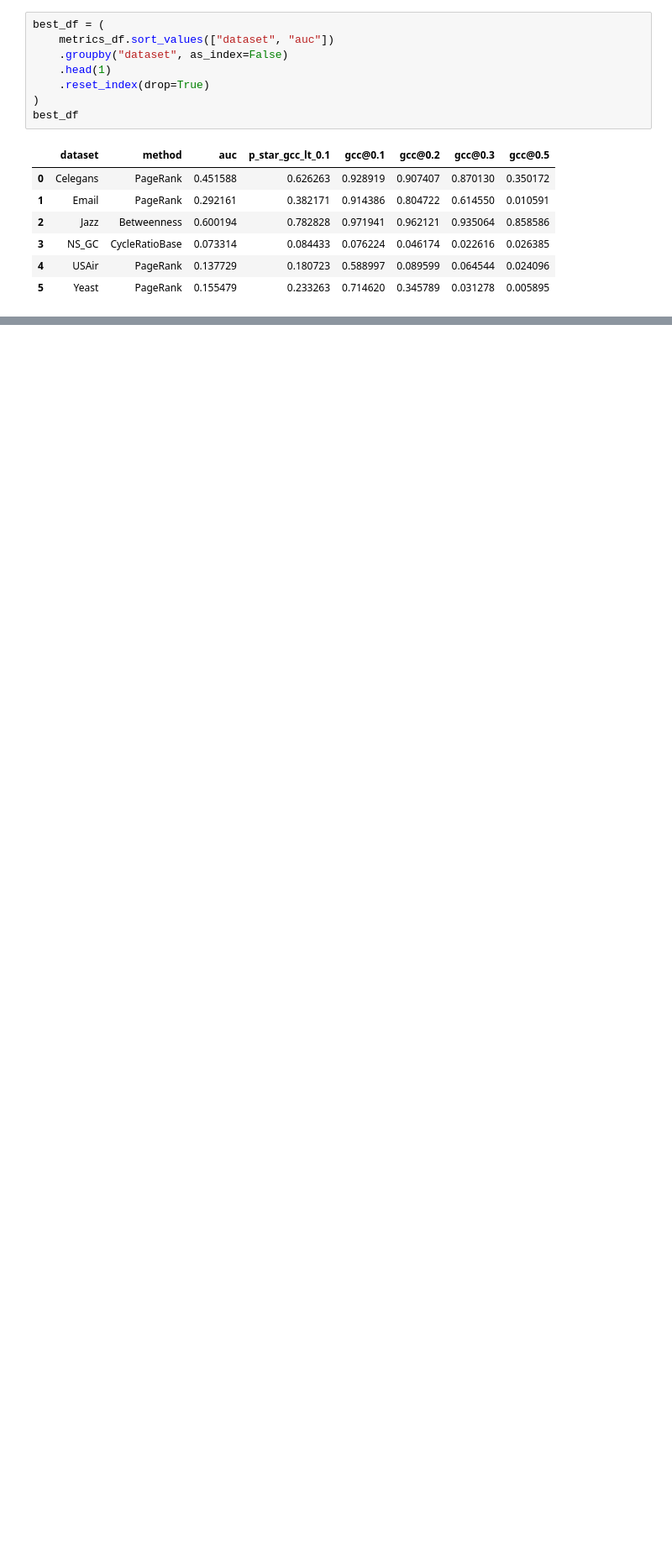
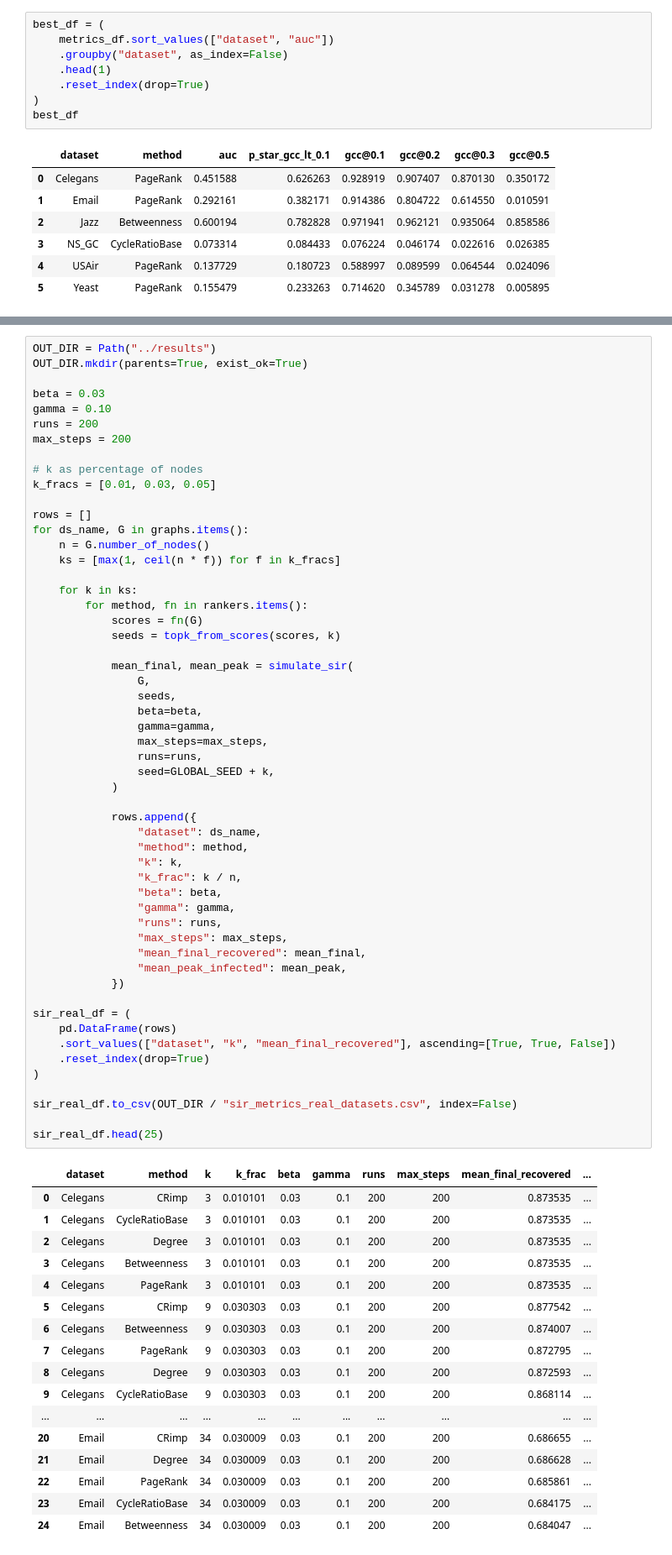
Before and after one commit to devbysina/crimp-project, a Jupyter notebook: notebooks/04_real_datasets.ipynb, the cells around one changed output, grey strips where cells are left out. Shown at 84% size. Saved outputs shown, nothing was run; the diff lists cells and outputs as text; blank space fills up the shorter version.

```diff
--- a/notebooks/04_real_datasets.ipynb
+++ b/notebooks/04_real_datasets.ipynb
@@ -191,0 +300,72 @@ plt.show()
+# %%
+OUT_DIR = Path("../results")
+OUT_DIR.mkdir(parents=True, exist_ok=True)
+
+beta = 0.03
+gamma = 0.10
+runs = 200
+max_steps = 200
+
+# k as percentage of nodes
+k_fracs = [0.01, 0.03, 0.05]
+
+rows = []
+for ds_name, G in graphs.items():
+    n = G.number_of_nodes()
+    ks = [max(1, ceil(n * f)) for f in k_fracs]
+
+    for k in ks:
+        for method, fn in rankers.items():
+            scores = fn(G)
+            seeds = topk_from_scores(scores, k)
+
+            mean_final, mean_peak = simulate_sir(
+                G,
+                seeds,
+                beta=beta,
+                gamma=gamma,
+                max_steps=max_steps,
+                runs=runs,
+                seed=GLOBAL_SEED + k,
+            )
+
+            rows.append({
+                "dataset": ds_name,
+                "method": method,
+                "k": k,
+                "k_frac": k / n,
+                "beta": beta,
+                "gamma": gamma,
+                "runs": runs,
+                "max_steps": max_steps,
+                "mean_final_recovered": mean_final,
+                "mean_peak_infected": mean_peak,
+            })
+
+sir_real_df = (
+    pd.DataFrame(rows)
+    .sort_values(["dataset", "k", "mean_final_recovered"], ascending=[True, True, False])
+    .reset_index(drop=True)
+)
+
+sir_real_df.to_csv(OUT_DIR / "sir_metrics_real_datasets.csv", index=False)
+
+sir_real_df.head(25)
+# %% [output]
+|  | dataset | method | k | k_frac | beta | gamma | runs | max_steps | mean_final_recovered | ... |
+| 0 | Celegans | CRimp | 3 | 0.010101 | 0.03 | 0.1 | 200 | 200 | 0.873535 | ... |
+| 1 | Celegans | CycleRatioBase | 3 | 0.010101 | 0.03 | 0.1 | 200 | 200 | 0.873535 | ... |
+| 2 | Celegans | Degree | 3 | 0.010101 | 0.03 | 0.1 | 200 | 200 | 0.873535 | ... |
+| 3 | Celegans | Betweenness | 3 | 0.010101 | 0.03 | 0.1 | 200 | 200 | 0.873535 | ... |
+| 4 | Celegans | PageRank | 3 | 0.010101 | 0.03 | 0.1 | 200 | 200 | 0.873535 | ... |
+| 5 | Celegans | CRimp | 9 | 0.030303 | 0.03 | 0.1 | 200 | 200 | 0.877542 | ... |
+| 6 | Celegans | Betweenness | 9 | 0.030303 | 0.03 | 0.1 | 200 | 200 | 0.874007 | ... |
+| 7 | Celegans | PageRank | 9 | 0.030303 | 0.03 | 0.1 | 200 | 200 | 0.872795 | ... |
+| 8 | Celegans | Degree | 9 | 0.030303 | 0.03 | 0.1 | 200 | 200 | 0.872593 | ... |
+| 9 | Celegans | CycleRatioBase | 9 | 0.030303 | 0.03 | 0.1 | 200 | 200 | 0.868114 | ... |
+| ... | ... | ... | ... | ... | ... | ... | ... | ... | ... | ... |
+| 20 | Email | CRimp | 34 | 0.030009 | 0.03 | 0.1 | 200 | 200 | 0.686655 | ... |
+| 21 | Email | Degree | 34 | 0.030009 | 0.03 | 0.1 | 200 | 200 | 0.686628 | ... |
+| 22 | Email | PageRank | 34 | 0.030009 | 0.03 | 0.1 | 200 | 200 | 0.685861 | ... |
+| 23 | Email | CycleRatioBase | 34 | 0.030009 | 0.03 | 0.1 | 200 | 200 | 0.684175 | ... |
+| 24 | Email | Betweenness | 34 | 0.030009 | 0.03 | 0.1 | 200 | 200 | 0.684047 | ... |
```
Also changed, not shown: parts of 8 cells of this notebook, 3 other files.
